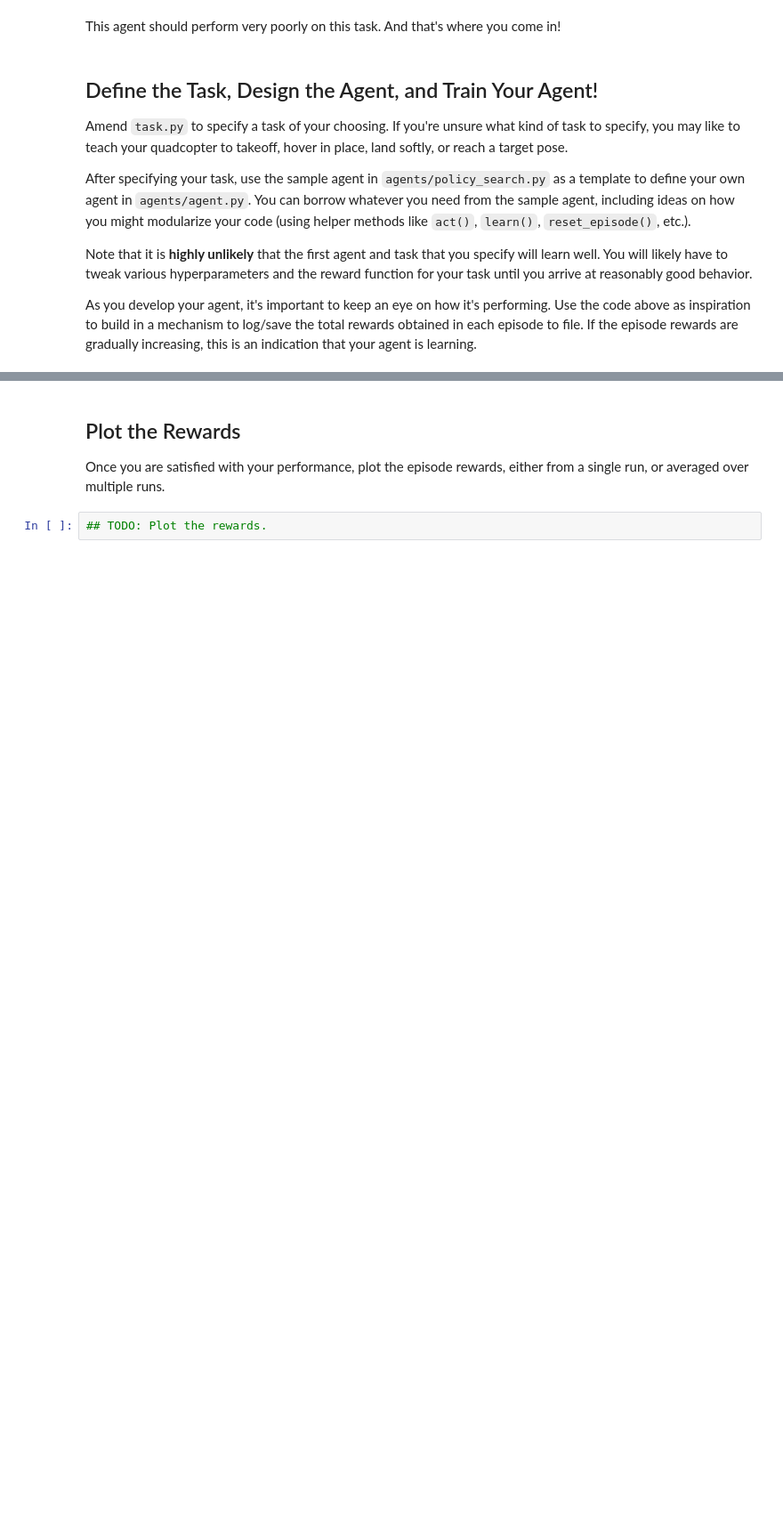
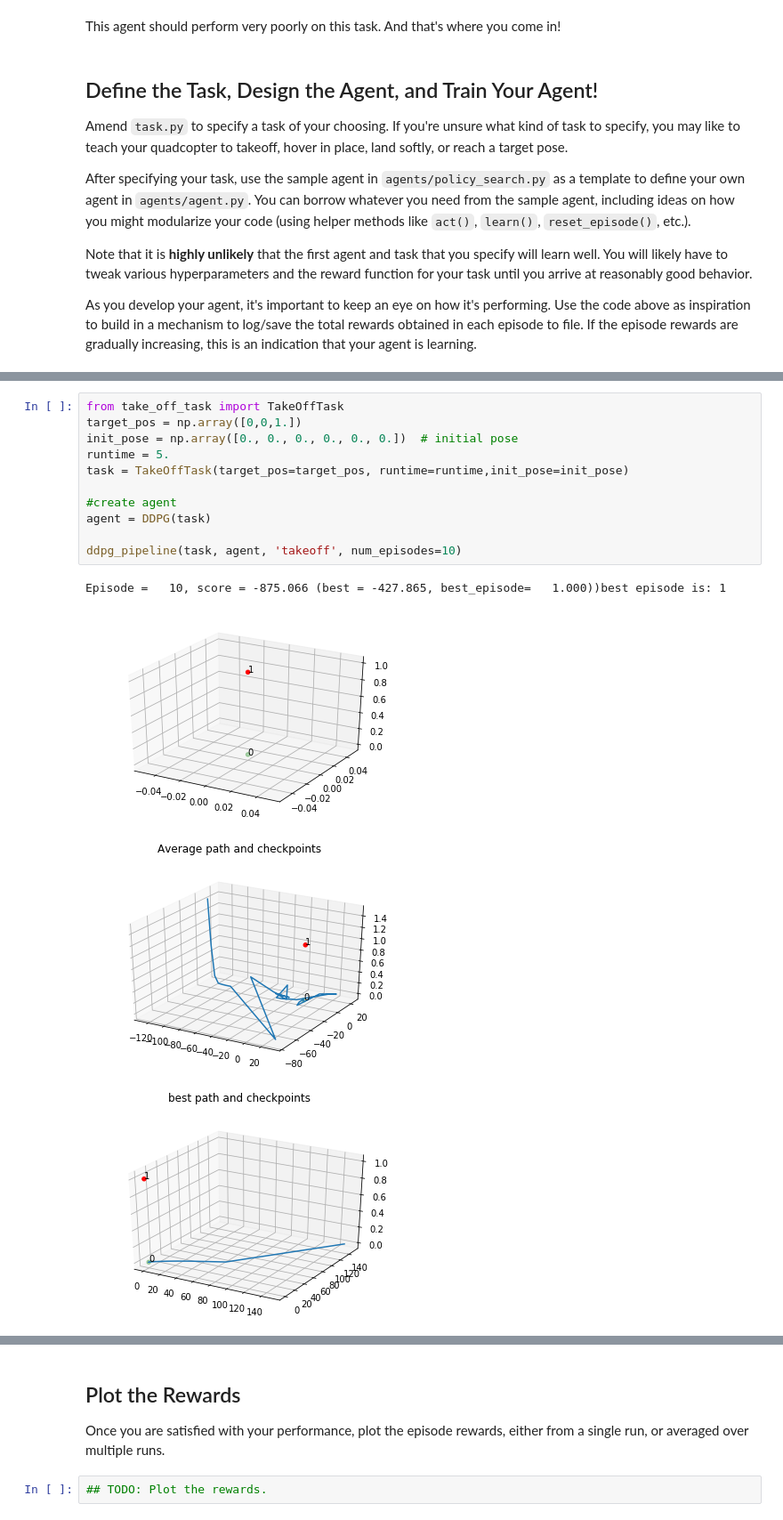
Before and after one commit to danielblignaut/ddpg-teach-a-quadcopter-to-fly, a Jupyter notebook: Quadcopter_Project.ipynb, the cells around one changed output, grey strips where cells are left out. Shown at 89% size. Drawn from its saved outputs; the diff is of its cells as text; blank space fills up the shorter version.

```diff
--- a/Quadcopter_Project.ipynb
+++ b/Quadcopter_Project.ipynb
@@ -520,0 +471,16 @@ with open(file_output, 'w') as csvfile:
+# %%
+from take_off_task import TakeOffTask
+target_pos = np.array([0,0,1.])
+init_pose = np.array([0., 0., 0., 0., 0., 0.])  # initial pose
+runtime = 5.
+task = TakeOffTask(target_pos=target_pos, runtime=runtime,init_pose=init_pose)
+
+#create agent
+agent = DDPG(task)
+
+ddpg_pipeline(task, agent, 'takeoff', num_episodes=10)
+# %% [output]
+Episode =   10, score = -875.066 (best = -427.865, best_episode=   1.000))best episode is: 1
+[figure, added]
+[figure, added]
+[figure, added]
```
Also changed, not shown: parts of 23 cells of this notebook, 9 other files.
